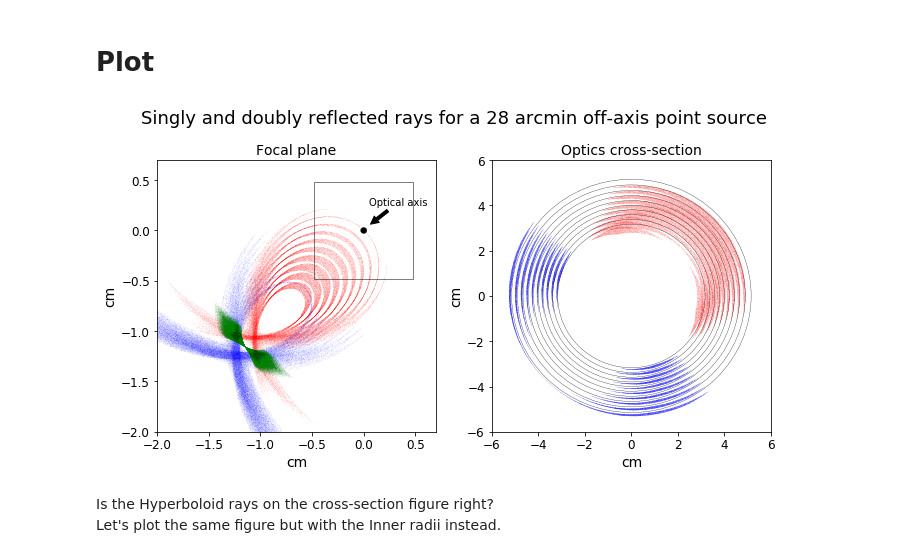
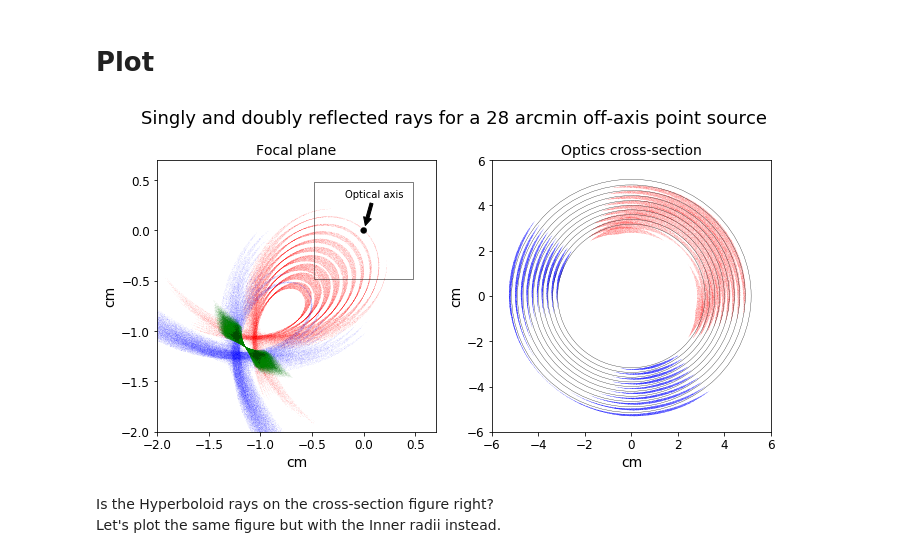
Before and after one commit to pymilo/Milo_FOXSI_Science, a Jupyter notebook: Paper_figures/Fig02_GR_Colors.ipynb, the cells around one changed output. Drawn from its saved outputs; the diff is of its cells as text; code cells hidden in the pictures.

```diff
--- a/Paper_figures/Fig02_GR_Colors.ipynb
+++ b/Paper_figures/Fig02_GR_Colors.ipynb
@@ -115,35 +115,35 @@ plt.xlabel('cm',fontsize=14);plt.ylabel('cm',fontsize=14)
 plt.yticks(fontsize=12);plt.xticks(fontsize=12)
 plt.scatter(Hx,Hy,color='red',s=0.0001,alpha=0.7)
 plt.scatter(Px,Py,color='blue',s=0.0001,alpha=0.7)
 plt.scatter(Dx,Dy,color='green',s=0.0001,alpha=0.7)
 plt.scatter(Sx,Sy,color='black',s=0.0001,alpha=0.7)
 plt.ylim(-2.0,.7)
 plt.xlim(-2.0,.7)
 ax = plt.gca()
 ax.add_patch(patches.Rectangle((-0.48,-0.48),0.96,0.96,fill=False,linewidth=0.5))
 ax.add_patch(plt.Circle((0, 0), 0.03, color='k',fill=True,linewidth=.3))
-ax.annotate('Optical axis',xy=[0.05,0.05],xytext=(0, 20),
+ax.annotate('Optical axis',xy=[0.01,0.03],xytext=(-20, 30),
             textcoords='offset points',arrowprops=dict(
                 arrowstyle='simple,tail_width=0.3,head_width=0.8,head_length=0.8',
                 facecolor='k'))
 ## Cross-Section
 plt.subplot(1,2,2)
 ax = fig.gca()
 # Plot Shells
 for r in InterRadii:
     c = plt.Circle((0, 0), r, color='k',fill=False,linewidth=.3)
     ax.add_artist(c)
 
 # Plot random points
 plt.scatter(CSPx,CSPy,s=0.00003,color='b')
 plt.scatter(CSHx,CSHy,s=0.00003,color='r')
 plt.title('Optics cross-section',fontsize=14)
 plt.xlabel('cm',fontsize=14);plt.ylabel('cm',fontsize=14)
 plt.yticks(fontsize=12);plt.xticks(fontsize=12)
 plt.xlim(-6,6);plt.ylim(-6,6)
 plt.show()
 # %% [output]
-[figure, old version]
+[figure, new version]
 # %% [markdown]
 Is the Hyperboloid rays on the cross-section figure right? <br/>
 Let's plot the same figure but with the Inner radii instead.
```
Also changed, not shown: 2 other files.
